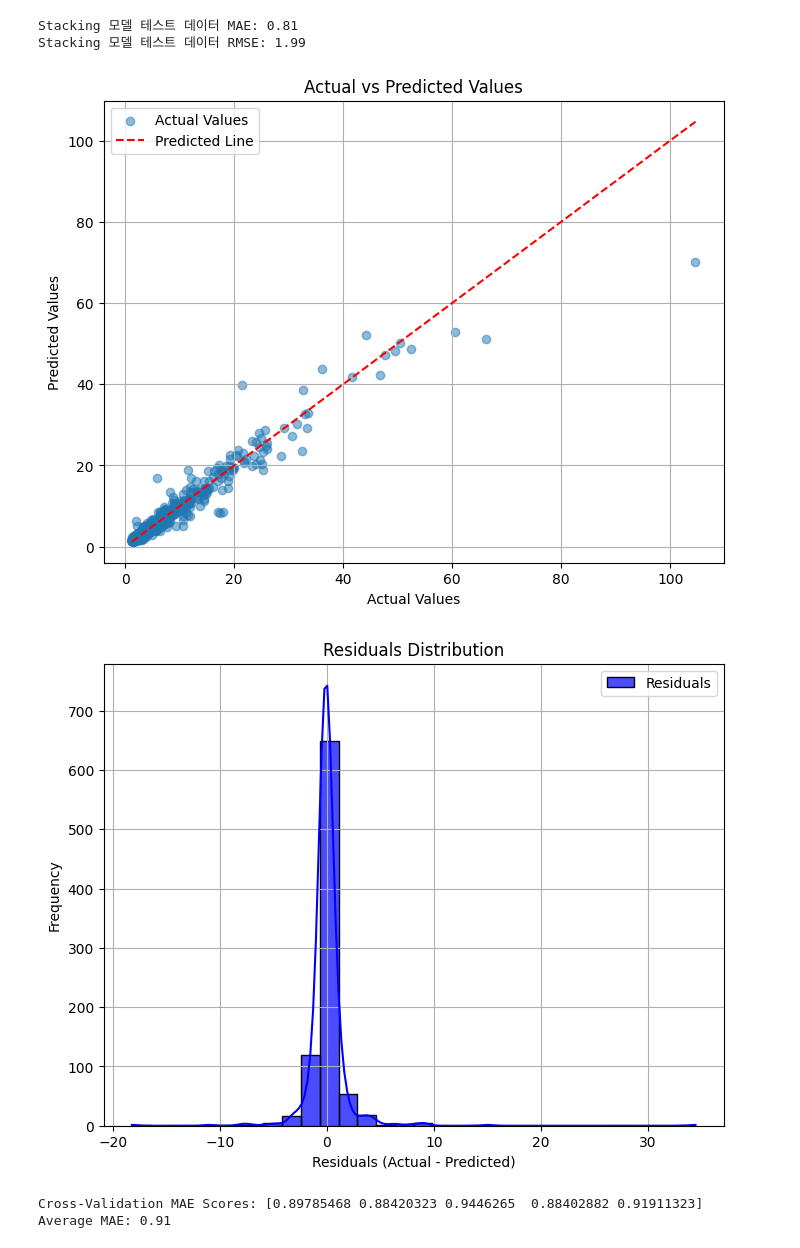
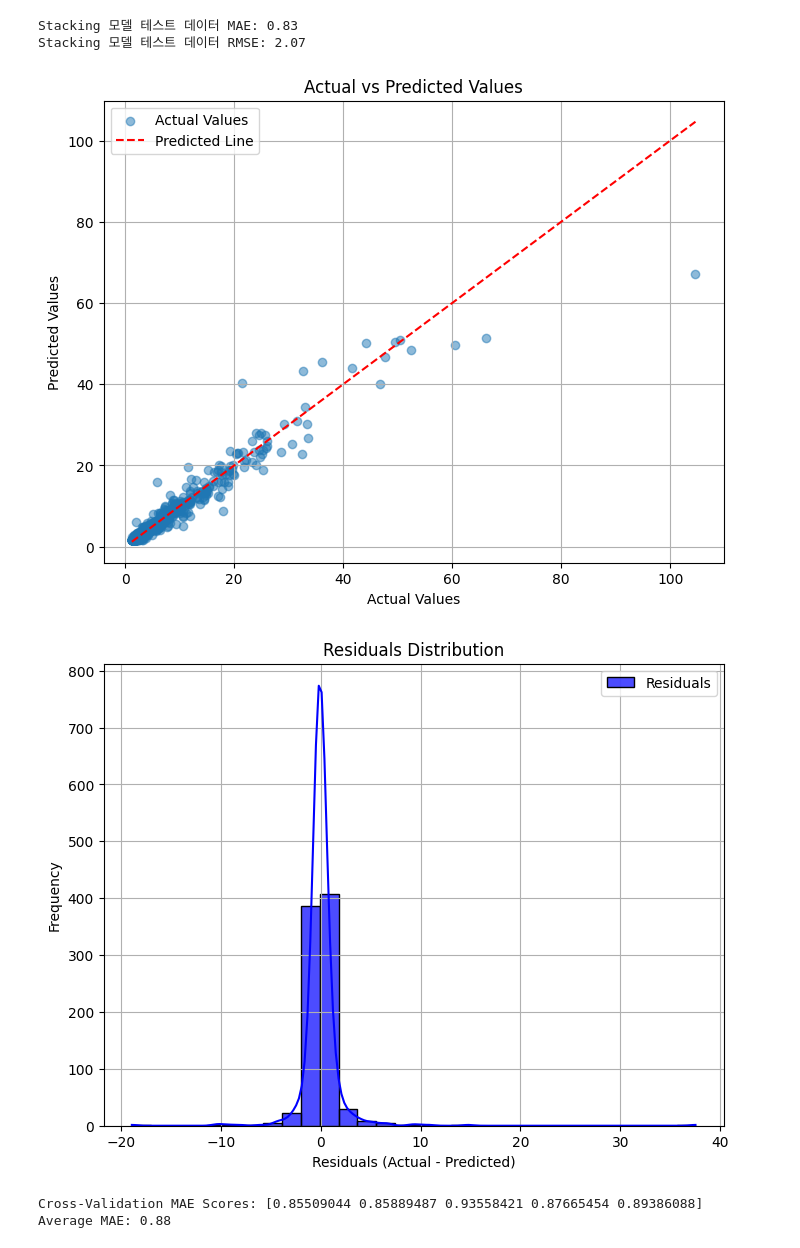
Before and after one commit to huhjayeon/cbm-prediction-model, a Jupyter notebook: cbm_prediction_Stacking_Ensemble.ipynb, the cells around one changed output. Drawn from its saved outputs; the diff is of its cells as text; code cells hidden in the pictures.

Commit message:
하이퍼파라미터 수정

```diff
--- a/cbm_prediction_Stacking_Ensemble.ipynb
+++ b/cbm_prediction_Stacking_Ensemble.ipynb
@@ -85,10 +85,35 @@ y = y.loc[valid_indices]
 # 학습 및 테스트 데이터 분리
 X_train, X_test, y_train, y_test = train_test_split(X, y, test_size=0.3, random_state=42)
 
-# 베이스 모델 설정
-rf_model = RandomForestRegressor(n_estimators=300, random_state=42)
-xgb_model = XGBRegressor(n_estimators=300, learning_rate=0.1, max_depth=5, random_state=42)
-lgbm_model = LGBMRegressor(n_estimators=300, learning_rate=0.1, max_depth=5, random_state=42)
+
+# 베이스 모델 설정 (최적 하이퍼파라미터 적용)
+rf_model = RandomForestRegressor(
+    n_estimators=100,
+    max_depth=10,
+    min_samples_split=10,
+    min_samples_leaf=4,
+    random_state=42
+)
+
+xgb_model = XGBRegressor(
+    n_estimators=500,
+    learning_rate=0.01,
+    max_depth=3,
+    subsample=0.8,
+    colsample_bytree=1.0,
+    random_state=42
+)
+
+lgbm_model = LGBMRegressor(
+    colsample_bytree=0.8639936184136716,
+    learning_rate=0.09172222002012158,
+    max_depth=3,
+    min_child_samples=24,
+    n_estimators=159,
+    num_leaves=132,
+    subsample=0.6967409163601807,
+    random_state=42
+)
 
 # 메타 모델 설정
 meta_model = LinearRegression()
@@ -111,37 +136,37 @@ stacking_model.fit(X_train, y_train)
 # 예측 및 평가
 y_test_pred = stacking_model.predict(X_test)
 mae = mean_absolute_error(y_test, y_test_pred)
 rmse = mean_squared_error(y_test, y_test_pred, squared=False)
 
 print(f"Stacking 모델 테스트 데이터 MAE: {mae:.2f}")
 print(f"Stacking 모델 테스트 데이터 RMSE: {rmse:.2f}")
 
 # 시각화: 실제값 vs 예측값
 plt.figure(figsize=(8, 6))
 plt.scatter(y_test, y_test_pred, alpha=0.5, label="Actual Values")
 plt.plot([y_test.min(), y_test.max()], [y_test.min(), y_test.max()], 'r--', label="Predicted Line")
 plt.title("Actual vs Predicted Values")
 plt.xlabel("Actual Values")
 plt.ylabel("Predicted Values")
 plt.legend()
 plt.grid()
 plt.show()
 
 # 시각화: 잔차 분포
 residuals = y_test - y_test_pred
 plt.figure(figsize=(8, 6))
 sns.histplot(residuals, bins=30, kde=True, color='blue', alpha=0.7, label="Residuals")
 plt.title("Residuals Distribution")
 plt.xlabel("Residuals (Actual - Predicted)")
 plt.ylabel("Frequency")
 plt.legend()
 plt.grid()
 plt.show()
 # %% [output]
-Stacking 모델 테스트 데이터 MAE: 0.81
-Stacking 모델 테스트 데이터 RMSE: 1.99
+Stacking 모델 테스트 데이터 MAE: 0.83
+Stacking 모델 테스트 데이터 RMSE: 2.07
-[figure, old version]
+[figure, new version]
-[figure, old version]
+[figure, new version]
 # %%
 # K-fold Cross Validation 설정
 kf = KFold(n_splits=5, shuffle=True, random_state=42)
@@ -152,5 +177,5 @@ cv_scores = cross_val_score(stacking_model, X, y, cv=kf, scoring='neg_mean_absol
 print(f"Cross-Validation MAE Scores: {-cv_scores}")
 print(f"Average MAE: {-np.mean(cv_scores):.2f}")
 # %% [output]
-Cross-Validation MAE Scores: [0.89785468 0.88420323 0.9446265  0.88402882 0.91911323]
-Average MAE: 0.91
+Cross-Validation MAE Scores: [0.85509044 0.85889487 0.93558421 0.87665454 0.89386088]
+Average MAE: 0.88
```
Also changed, not shown: parts of 2 cells of this notebook.
